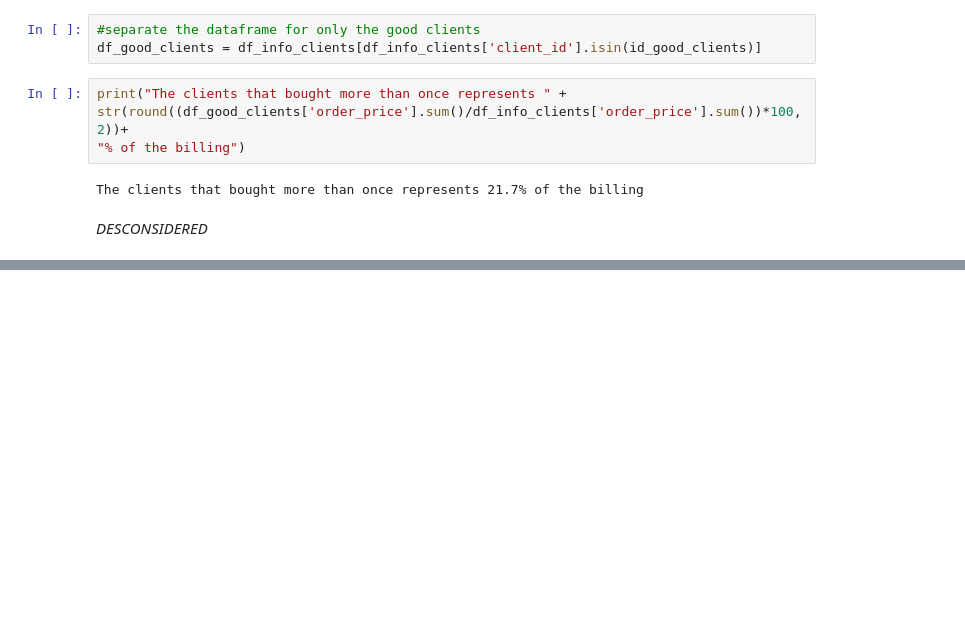
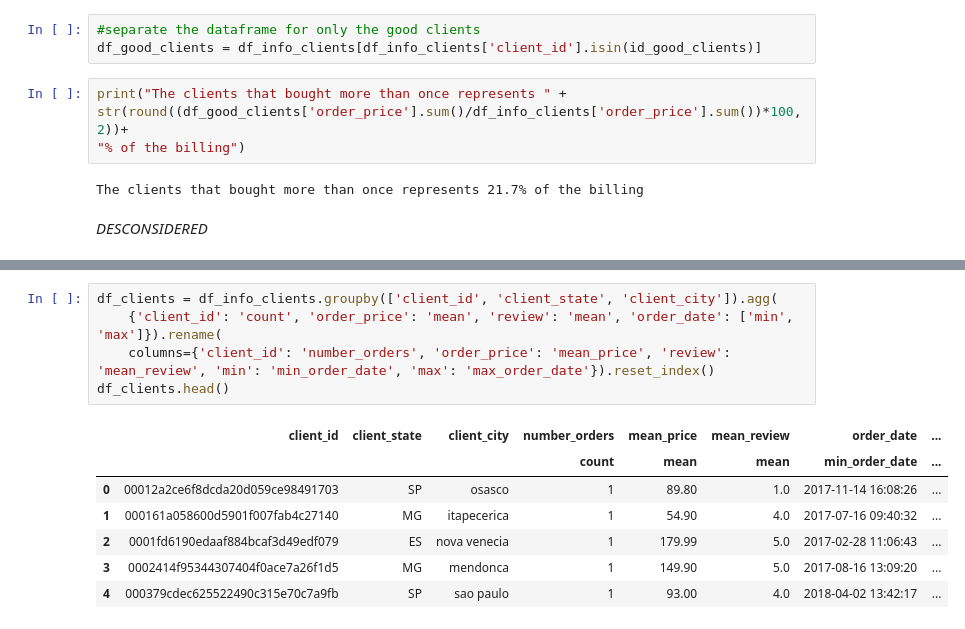
Before and after one commit to barbarafarah/clustering-clients, a Jupyter notebook: classifyng-customers.ipynb, the cells around one changed output, grey strips where cells are left out. Saved outputs shown, nothing was run; the diff lists cells and outputs as text; blank space fills up the shorter version.

```diff
--- a/classifyng-customers.ipynb
+++ b/classifyng-customers.ipynb
@@ -240,0 +250,13 @@ The clients that bought more than once represents 21.7% of the billing
+# %%
+df_clients = df_info_clients.groupby(['client_id', 'client_state', 'client_city']).agg(
+    {'client_id': 'count', 'order_price': 'mean', 'review': 'mean', 'order_date': ['min',  'max']}).rename(
+    columns={'client_id': 'number_orders', 'order_price': 'mean_price', 'review': 'mean_review', 'min': 'min_order_date', 'max': 'max_order_date'}).reset_index()
+df_clients.head()
+# %% [output]
+|  | client_id | client_state | client_city | number_orders | mean_price | mean_review | order_date | ... |
+|  |  |  |  | count | mean | mean | min_order_date | ... |
+| 0 | 00012a2ce6f8dcda20d059ce98491703 | SP | osasco | 1 | 89.80 | 1.0 | 2017-11-14 16:08:26 | ... |
+| 1 | 000161a058600d5901f007fab4c27140 | MG | itapecerica | 1 | 54.90 | 4.0 | 2017-07-16 09:40:32 | ... |
+| 2 | 0001fd6190edaaf884bcaf3d49edf079 | ES | nova venecia | 1 | 179.99 | 5.0 | 2017-02-28 11:06:43 | ... |
+| 3 | 0002414f95344307404f0ace7a26f1d5 | MG | mendonca | 1 | 149.90 | 5.0 | 2017-08-16 13:09:20 | ... |
+| 4 | 000379cdec625522490c315e70c7a9fb | SP | sao paulo | 1 | 93.00 | 4.0 | 2018-04-02 13:42:17 | ... |
```
Also changed, not shown: parts of 6 cells of this notebook, 3 other files.
